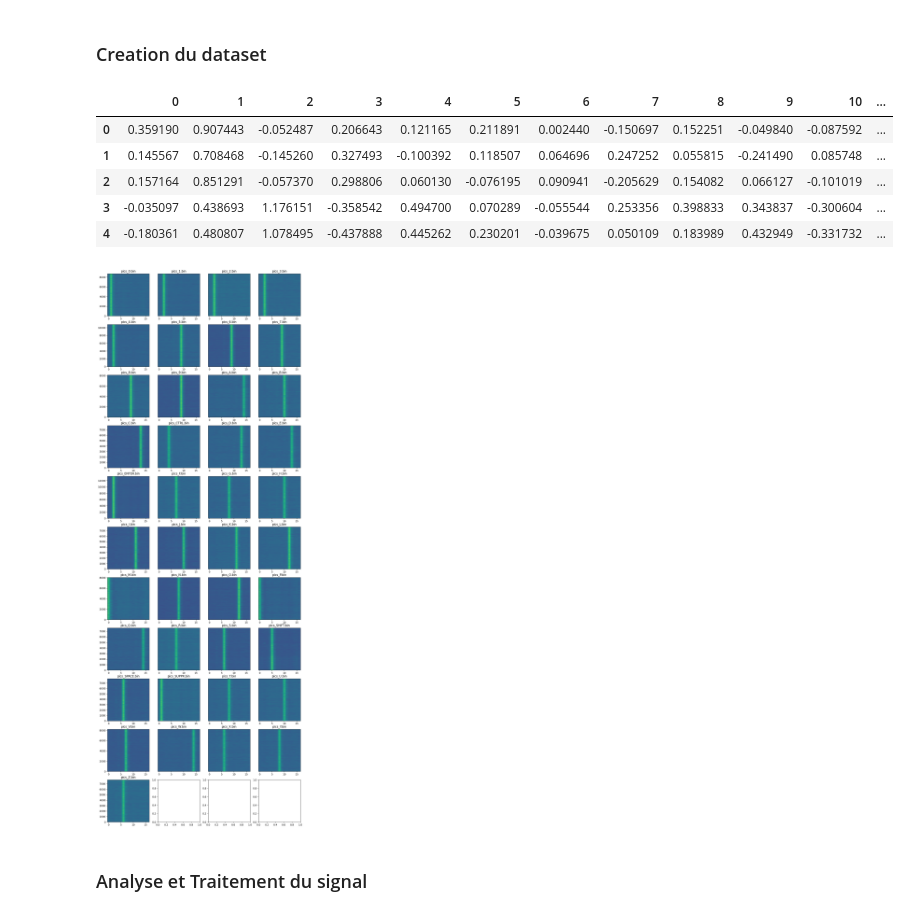
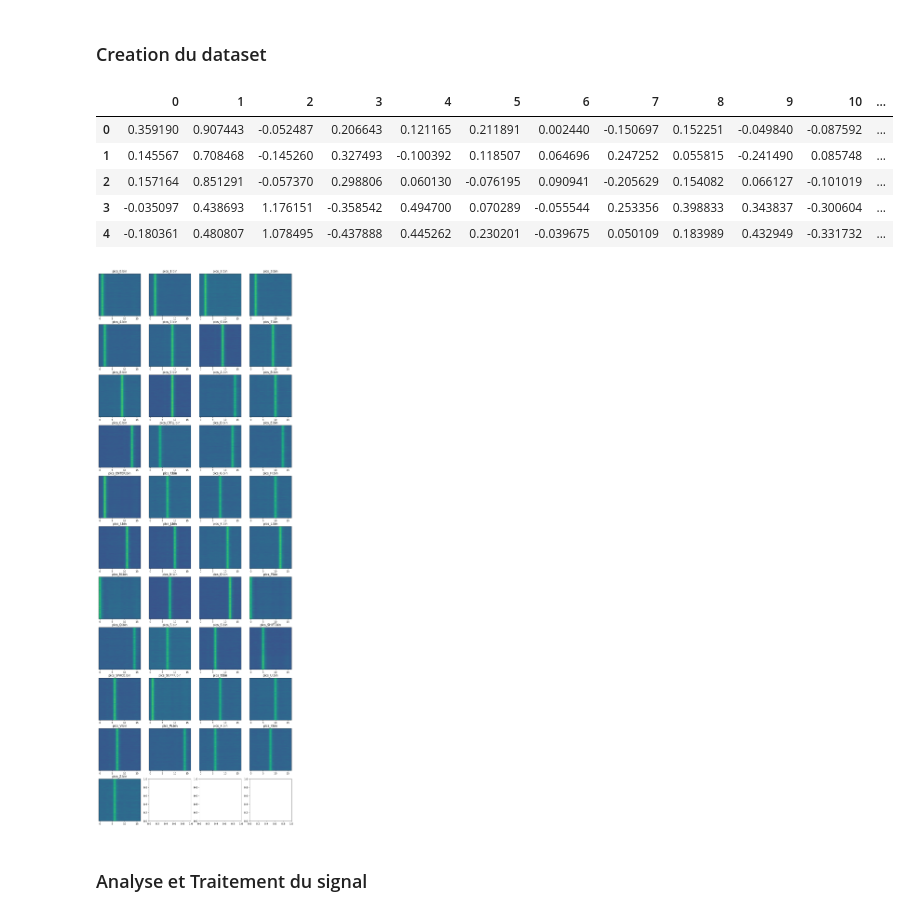
Before and after one commit to Craizox/hackathon, a Jupyter notebook: Hackathon.ipynb, the cells around one changed output. Cells and saved outputs as stored; diff of their text form; code cells hidden in the pictures.

```diff
--- a/Hackathon.ipynb
+++ b/Hackathon.ipynb
@@ -62,36 +62,35 @@ for i in range(17):
     data[str(i)] = []
 data["name"] = []
 
 fig, axs = plt.subplots(len(pics_name) // 4 + 1, 4, figsize=(14, (len(pics_name) // 4) * 4))
 c = 0
 for n, pic_name in enumerate(pics_name):
     pics_key, info = get_pics_from_file(f'Hackaton/data/{pic_name}')
     signal = np.array(pics_key) - noise
     mean_dic[pic_name] = signal.mean(axis=0)
     index_dic[pic_name] = n
     axs[n // 4, c].imshow(signal, aspect="auto")
     axs[n // 4, c].set_title(pic_name)
     axs[n // 4, c].set_ylim((0, signal.shape[0]))
-    if c != 0:
-        axs[n // 4, c].get_yaxis().set_visible(False)
+    axs[n // 4, c].get_yaxis().set_visible(False)
     c += 1
     if c == 4:
         c = 0
     for pics in signal:
         for i, pic in enumerate(pics):
             data[str(i)].append(pic)
         data["name"].append(pic_name)
 
 df = pd.DataFrame(data)
 df.head(5)
 # %% [output]
 |  | 0 | 1 | 2 | 3 | 4 | 5 | 6 | 7 | 8 | 9 | 10 | ... |
 | 0 | 0.359190 | 0.907443 | -0.052487 | 0.206643 | 0.121165 | 0.211891 | 0.002440 | -0.150697 | 0.152251 | -0.049840 | -0.087592 | ... |
 | 1 | 0.145567 | 0.708468 | -0.145260 | 0.327493 | -0.100392 | 0.118507 | 0.064696 | 0.247252 | 0.055815 | -0.241490 | 0.085748 | ... |
 | 2 | 0.157164 | 0.851291 | -0.057370 | 0.298806 | 0.060130 | -0.076195 | 0.090941 | -0.205629 | 0.154082 | 0.066127 | -0.101019 | ... |
 | 3 | -0.035097 | 0.438693 | 1.176151 | -0.358542 | 0.494700 | 0.070289 | -0.055544 | 0.253356 | 0.398833 | 0.343837 | -0.300604 | ... |
 | 4 | -0.180361 | 0.480807 | 1.078495 | -0.437888 | 0.445262 | 0.230201 | -0.039675 | 0.050109 | 0.183989 | 0.432949 | -0.331732 | ... |
-[figure, old version]
+[figure, new version]
 # %% [markdown]
 ### Analyse et Traitement du signal
 # %%
```
Also changed, not shown: parts of 11 cells of this notebook, 2 other files.
